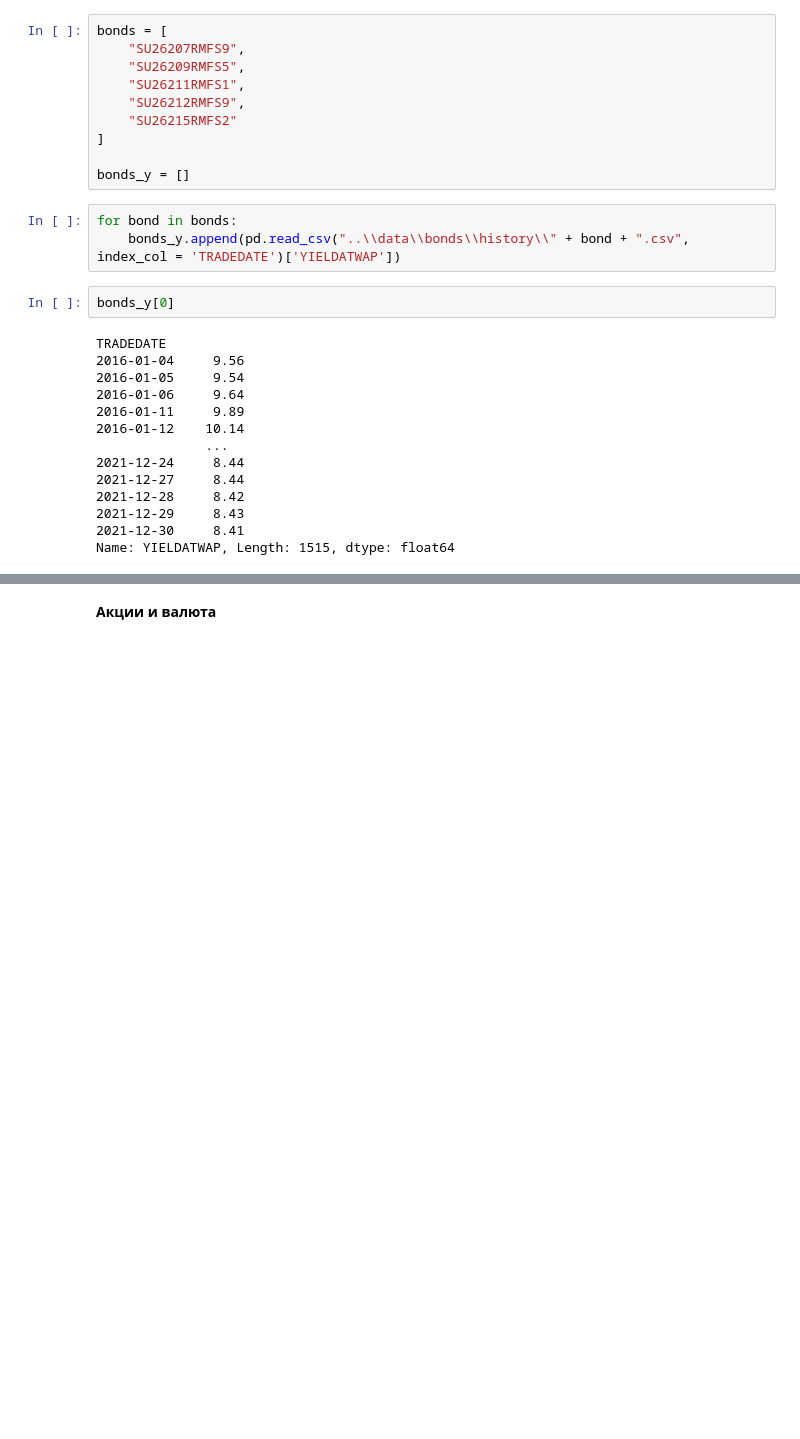
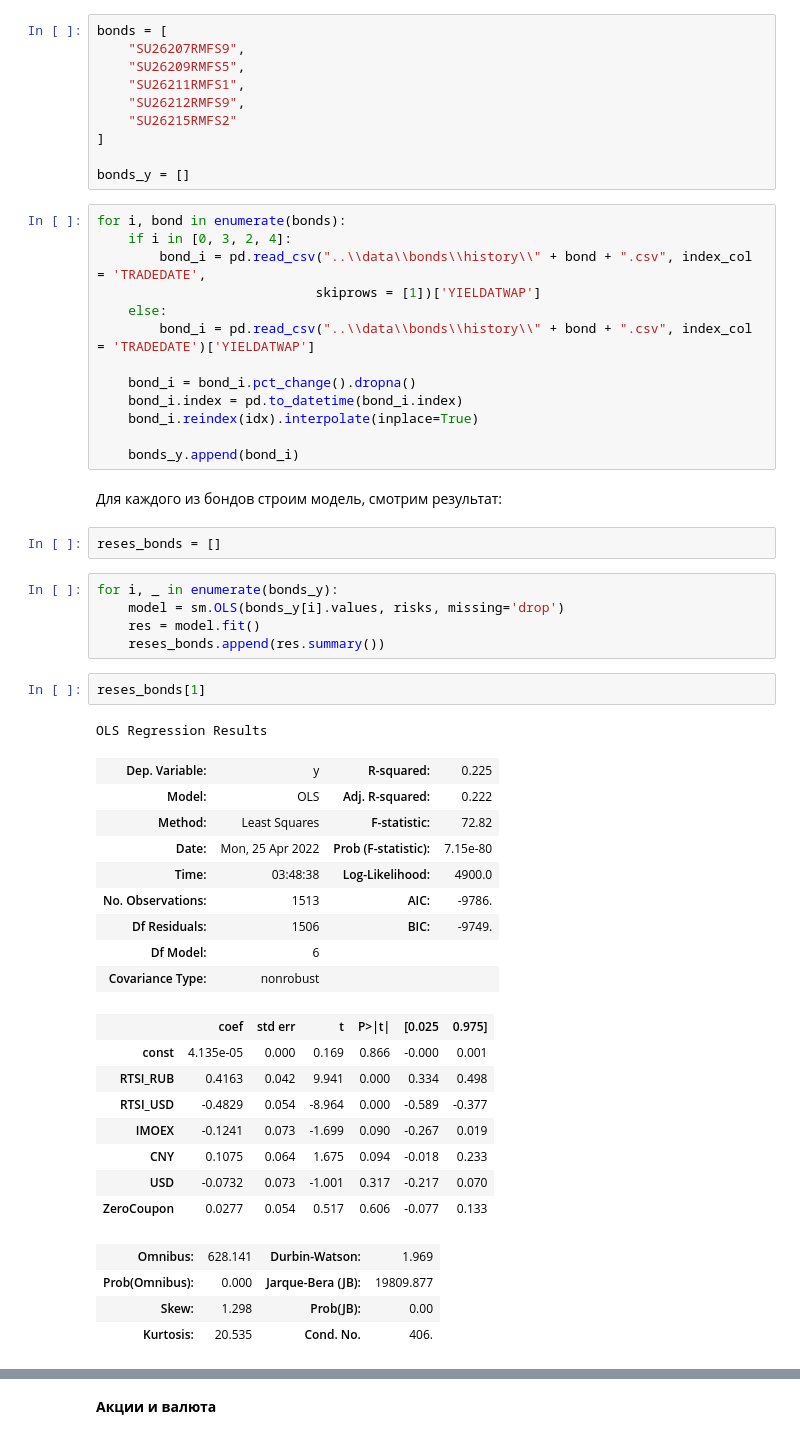
Before and after one commit to gaarutyunov/market-risk, a Jupyter notebook: notebooks/real_prices.ipynb, the cells around one changed output, grey strips where cells are left out. Saved outputs shown, nothing was run; the diff lists cells and outputs as text; blank space fills up the shorter version.

Commit message:
True price methods added

```diff
--- a/notebooks/real_prices.ipynb
+++ b/notebooks/real_prices.ipynb
@@ -20,22 +38,50 @@ bonds = [
 ]
 
 bonds_y = []
-# %%
-for bond in bonds:
-    bonds_y.append(pd.read_csv("..\\data\\bonds\\history\\" + bond + ".csv", index_col = 'TRADEDATE')['YIELDATWAP'])
-# %%
-bonds_y[0]
-# %% [output]
-TRADEDATE
-2016-01-04     9.56
-2016-01-05     9.54
-2016-01-06     9.64
-2016-01-11     9.89
-2016-01-12    10.14
-              ...
-2021-12-24     8.44
-2021-12-27     8.44
-2021-12-28     8.42
-2021-12-29     8.43
-2021-12-30     8.41
-Name: YIELDATWAP, Length: 1515, dtype: float64
+# %%
+for i, bond in enumerate(bonds):
+    if i in [0, 3, 2, 4]:
+        bond_i = pd.read_csv("..\\data\\bonds\\history\\" + bond + ".csv", index_col = 'TRADEDATE',
+                            skiprows = [1])['YIELDATWAP']
+    else:
+        bond_i = pd.read_csv("..\\data\\bonds\\history\\" + bond + ".csv", index_col = 'TRADEDATE')['YIELDATWAP']
+
+    bond_i = bond_i.pct_change().dropna()
+    bond_i.index = pd.to_datetime(bond_i.index)
+    bond_i.reindex(idx).interpolate(inplace=True)
+
+    bonds_y.append(bond_i)
+# %% [markdown]
+Для каждого из бондов строим модель, смотрим результат:
+# %%
+reses_bonds = []
+# %%
+for i, _ in enumerate(bonds_y):
+    model = sm.OLS(bonds_y[i].values, risks, missing='drop')
+    res = model.fit()
+    reses_bonds.append(res.summary())
+# %%
+reses_bonds[1]
+# %% [output]
+OLS Regression Results
+| Dep. Variable: | y | R-squared: | 0.225 |
+| Model: | OLS | Adj. R-squared: | 0.222 |
+| Method: | Least Squares | F-statistic: | 72.82 |
+| Date: | Mon, 25 Apr 2022 | Prob (F-statistic): | 7.15e-80 |
+| Time: | 03:48:38 | Log-Likelihood: | 4900.0 |
+| No. Observations: | 1513 | AIC: | -9786. |
+| Df Residuals: | 1506 | BIC: | -9749. |
+| Df Model: | 6 |  |  |
+| Covariance Type: | nonrobust |  |  |
+|  | coef | std err | t | P>|t| | [0.025 | 0.975] |
+| const | 4.135e-05 | 0.000 | 0.169 | 0.866 | -0.000 | 0.001 |
+| RTSI_RUB | 0.4163 | 0.042 | 9.941 | 0.000 | 0.334 | 0.498 |
+| RTSI_USD | -0.4829 | 0.054 | -8.964 | 0.000 | -0.589 | -0.377 |
+| IMOEX | -0.1241 | 0.073 | -1.699 | 0.090 | -0.267 | 0.019 |
+| CNY | 0.1075 | 0.064 | 1.675 | 0.094 | -0.018 | 0.233 |
+| USD | -0.0732 | 0.073 | -1.001 | 0.317 | -0.217 | 0.070 |
+| ZeroCoupon | 0.0277 | 0.054 | 0.517 | 0.606 | -0.077 | 0.133 |
+| Omnibus: | 628.141 | Durbin-Watson: | 1.969 |
+| Prob(Omnibus): | 0.000 | Jarque-Bera (JB): | 19809.877 |
+| Skew: | 1.298 | Prob(JB): | 0.00 |
+| Kurtosis: | 20.535 | Cond. No. | 406. |
```
Also changed, not shown: parts of 20 cells of this notebook, 1 other file.
